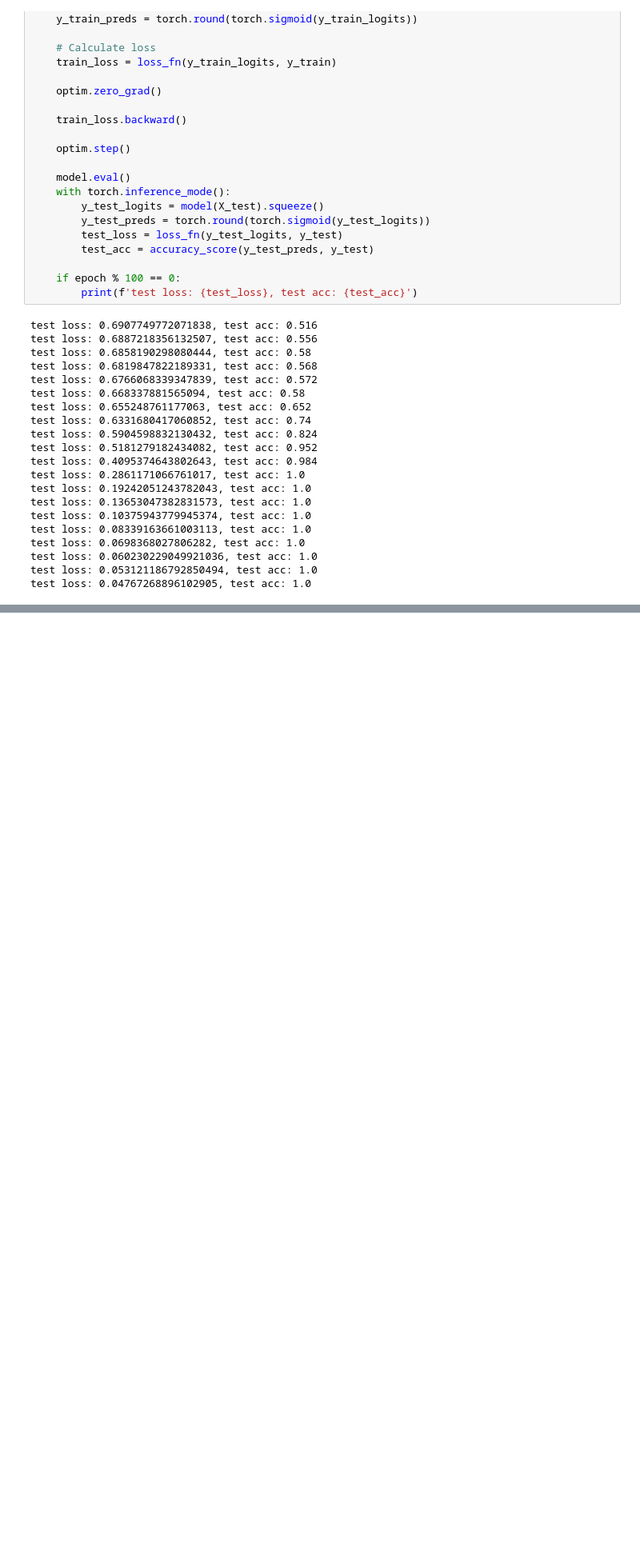
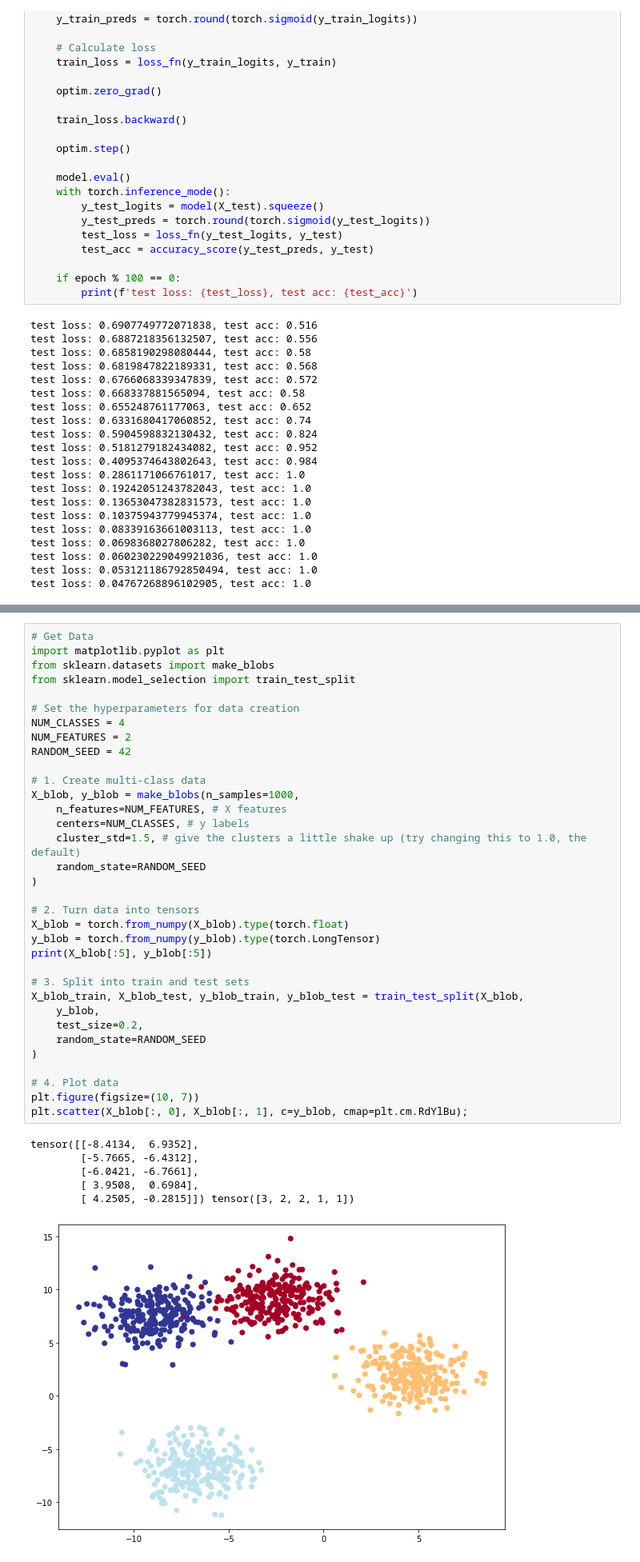
Before and after one commit to mtodisco10/nn-learning, a Jupyter notebook: pytorch-learning/Neural Network Classification.ipynb, the cells around one changed output, grey strips where cells are left out. Shown: that part at 80% size. Cells and saved outputs as stored; diff of their text form; blank space fills up the shorter version.

Commit message:
MultiClass classification

```diff
--- a/pytorch-learning/Neural Network Classification.ipynb
+++ b/pytorch-learning/Neural Network Classification.ipynb
@@ -92,0 +99,41 @@ test loss: 0.04767268896102905, test acc: 1.0
+# %%
+# Get Data
+import matplotlib.pyplot as plt
+from sklearn.datasets import make_blobs
+from sklearn.model_selection import train_test_split
+
+# Set the hyperparameters for data creation
+NUM_CLASSES = 4
+NUM_FEATURES = 2
+RANDOM_SEED = 42
+
+# 1. Create multi-class data
+X_blob, y_blob = make_blobs(n_samples=1000,
+    n_features=NUM_FEATURES, # X features
+    centers=NUM_CLASSES, # y labels
+    cluster_std=1.5, # give the clusters a little shake up (try changing this to 1.0, the default)
+    random_state=RANDOM_SEED
+)
+
+# 2. Turn data into tensors
+X_blob = torch.from_numpy(X_blob).type(torch.float)
+y_blob = torch.from_numpy(y_blob).type(torch.LongTensor)
+print(X_blob[:5], y_blob[:5])
+
+# 3. Split into train and test sets
+X_blob_train, X_blob_test, y_blob_train, y_blob_test = train_test_split(X_blob,
+    y_blob,
+    test_size=0.2,
+    random_state=RANDOM_SEED
+)
+
+# 4. Plot data
+plt.figure(figsize=(10, 7))
+plt.scatter(X_blob[:, 0], X_blob[:, 1], c=y_blob, cmap=plt.cm.RdYlBu);
+# %% [output]
+tensor([[-8.4134,  6.9352],
+        [-5.7665, -6.4312],
+        [-6.0421, -6.7661],
+        [ 3.9508,  0.6984],
+        [ 4.2505, -0.2815]]) tensor([3, 2, 2, 1, 1])
+[figure, added]
```
Also changed, not shown: parts of 5 cells of this notebook.
